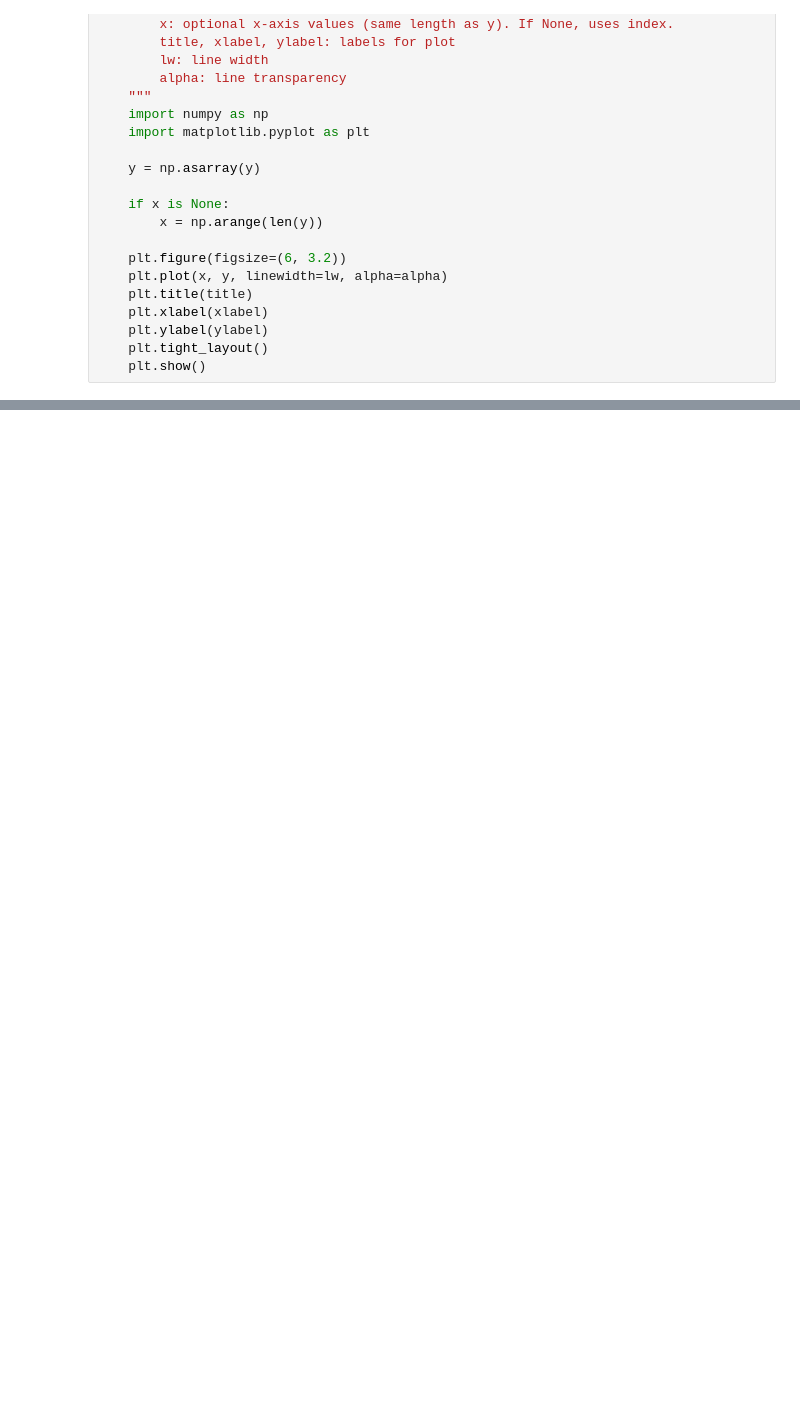
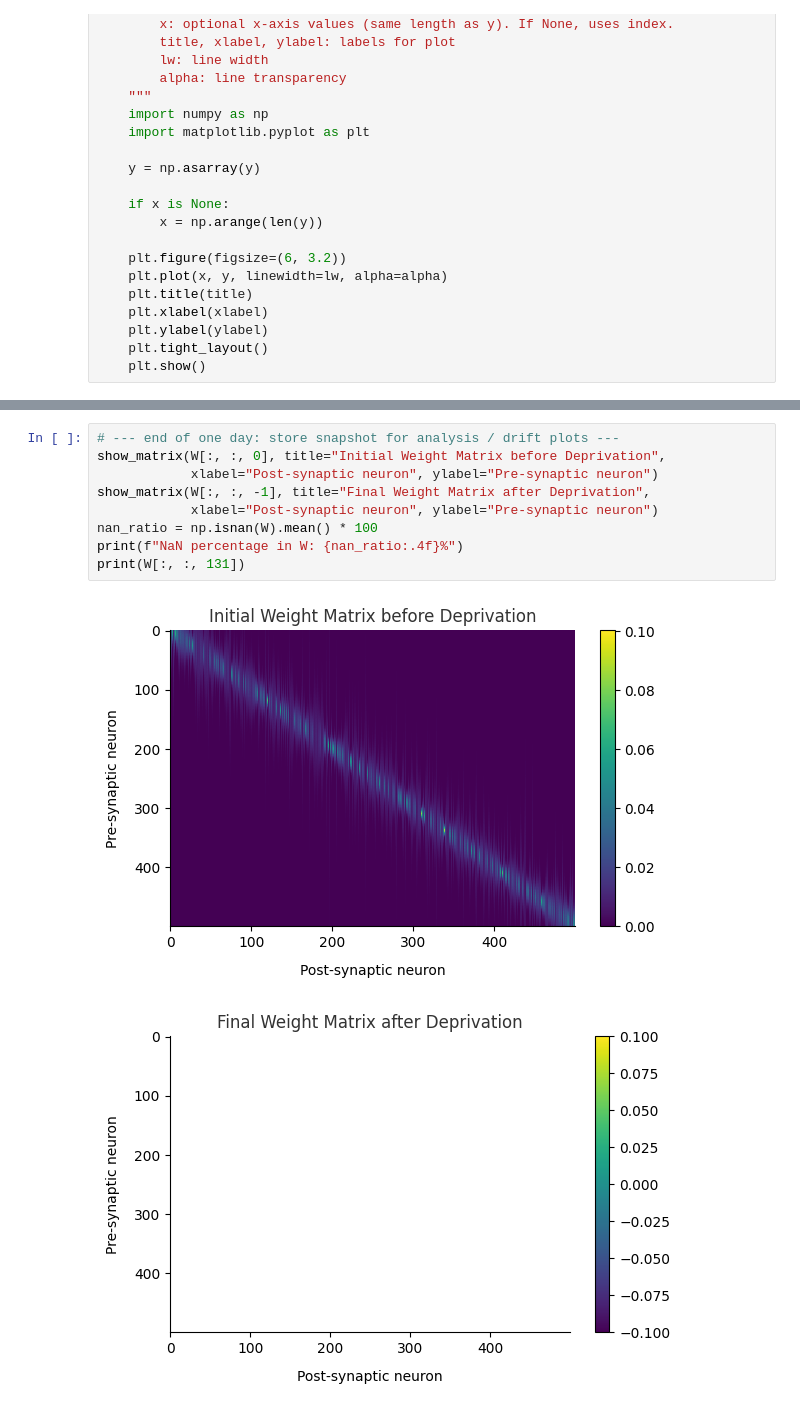
Before and after one commit to sctclif/place_cell_representational_drift, a Jupyter notebook: excitation_setup.ipynb, the cells around one changed output, grey strips where cells are left out. Saved outputs shown, nothing was run; the diff lists cells and outputs as text; blank space fills up the shorter version.

```diff
--- a/excitation_setup.ipynb
+++ b/excitation_setup.ipynb
@@ -247,0 +383,12 @@ plot_exc_traces(exc, n_traces=120, alpha=0.30) #0.08
+# %%
+# --- end of one day: store snapshot for analysis / drift plots ---
+show_matrix(W[:, :, 0], title="Initial Weight Matrix before Deprivation",
+            xlabel="Post-synaptic neuron", ylabel="Pre-synaptic neuron")
+show_matrix(W[:, :, -1], title="Final Weight Matrix after Deprivation",
+            xlabel="Post-synaptic neuron", ylabel="Pre-synaptic neuron")
+nan_ratio = np.isnan(W).mean() * 100
+print(f"NaN percentage in W: {nan_ratio:.4f}%")
+print(W[:, :, 131])
+# %% [output]
+[figure, added]
+[figure, added]
```
Also changed, not shown: parts of 8 cells of this notebook, 3 other files.
